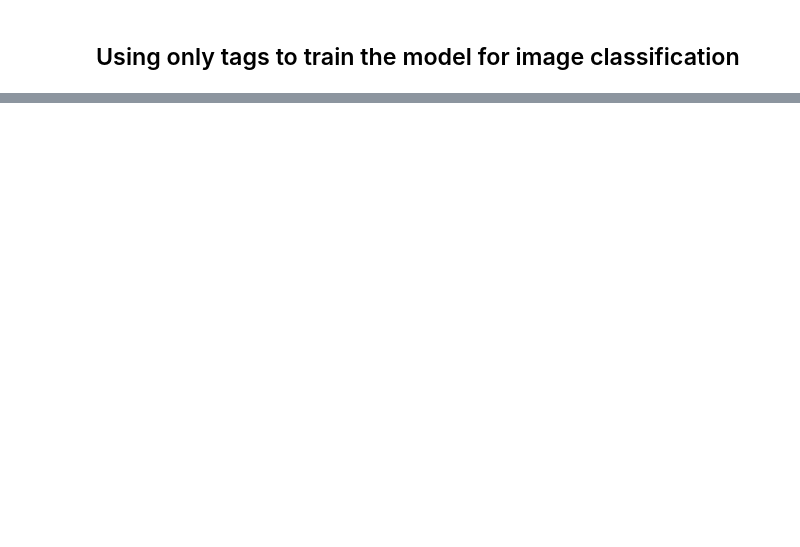
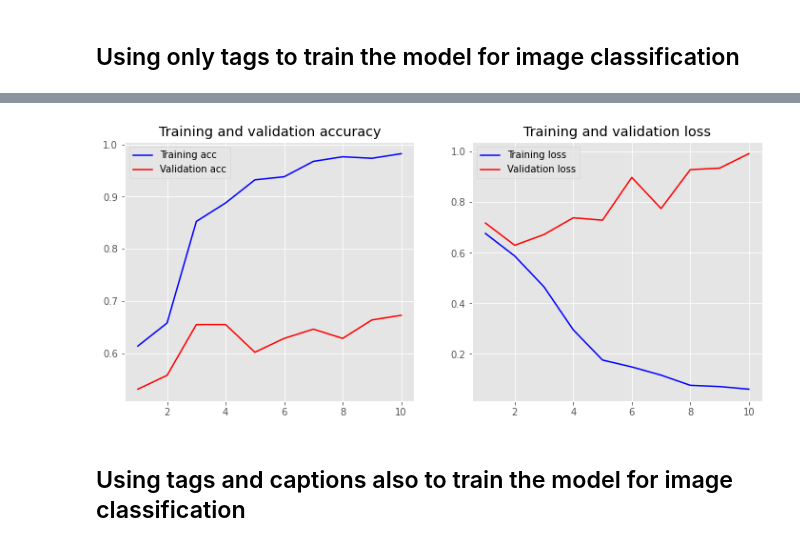
Before and after one commit to sanketg186/Text_Classification, a Jupyter notebook: DriveBuddyMLChallenge.ipynb, the cells around one changed output, grey strips where cells are left out. Saved outputs shown, nothing was run; the diff lists cells and outputs as text; code cells hidden in the pictures; blank space fills up the shorter version.

```diff
--- a/DriveBuddyMLChallenge.ipynb
+++ b/DriveBuddyMLChallenge.ipynb
@@ -336,11 +432,11 @@ Testing Accuracy:  0.6637
+# %%
+max_features = 4000
+tokenizer = Tokenizer(num_words=max_features, split=' ')
+tokenizer.fit_on_texts(df['tags'].values)
+X_rnn = tokenizer.texts_to_sequences(df['tags'].values)
+X_rnn = sequence.pad_sequences(X_rnn)
 # %%
 X_train_rnn, X_test_rnn, y_train_rnn, y_test_rnn = train_test_split(X_rnn, y, random_state = 22)
-# %%
-max_features = 2000
-tokenizer = Tokenizer(num_words=max_features, split=' ')
-tokenizer.fit_on_texts(data_df['tags'].values)
-X_rnn = tokenizer.texts_to_sequences(data_df['tags'].values)
-X_rnn = sequence.pad_sequences(X_rnn)
 # %%
 embed_dim = 128
 lstm_out = 196
@@ -355,3 +469,3 @@ print(model.summary())
 # %%
 batch_size = 4
-model.fit(X_train_rnn, y_train_rnn, epochs = 7,validation_data=(X_test_rnn, y_test_rnn), batch_size=batch_size,verbose=False)
+history = model.fit(X_train_rnn, y_train_rnn,verbose=2 ,epochs = 10,validation_data=(X_test_rnn, y_test_rnn), batch_size=batch_size)
@@ -357,0 +493,6 @@ model.fit(X_train_rnn, y_train_rnn, epochs = 7,validation_data=(X_test_rnn, y_te
+# %%
+plot_history(history)
+# %% [output]
+[figure, added]
+# %% [markdown]
+## Using tags and captions also to train the model for image classification
```
Also changed, not shown: parts of 55 cells of this notebook.
